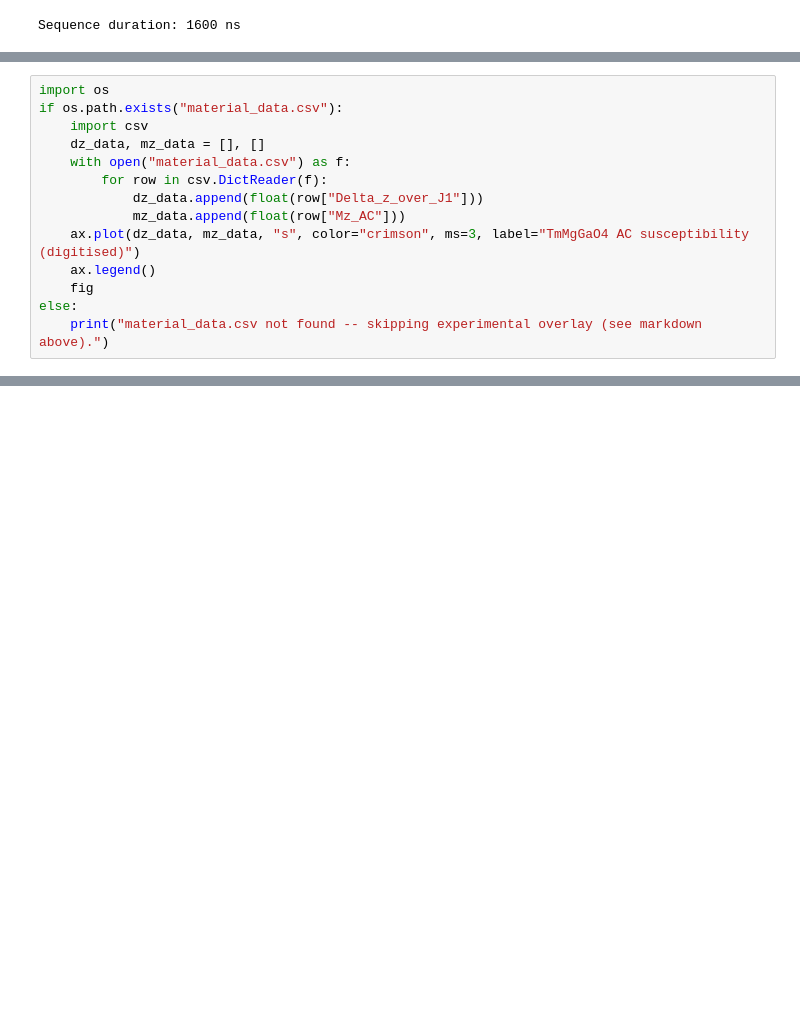
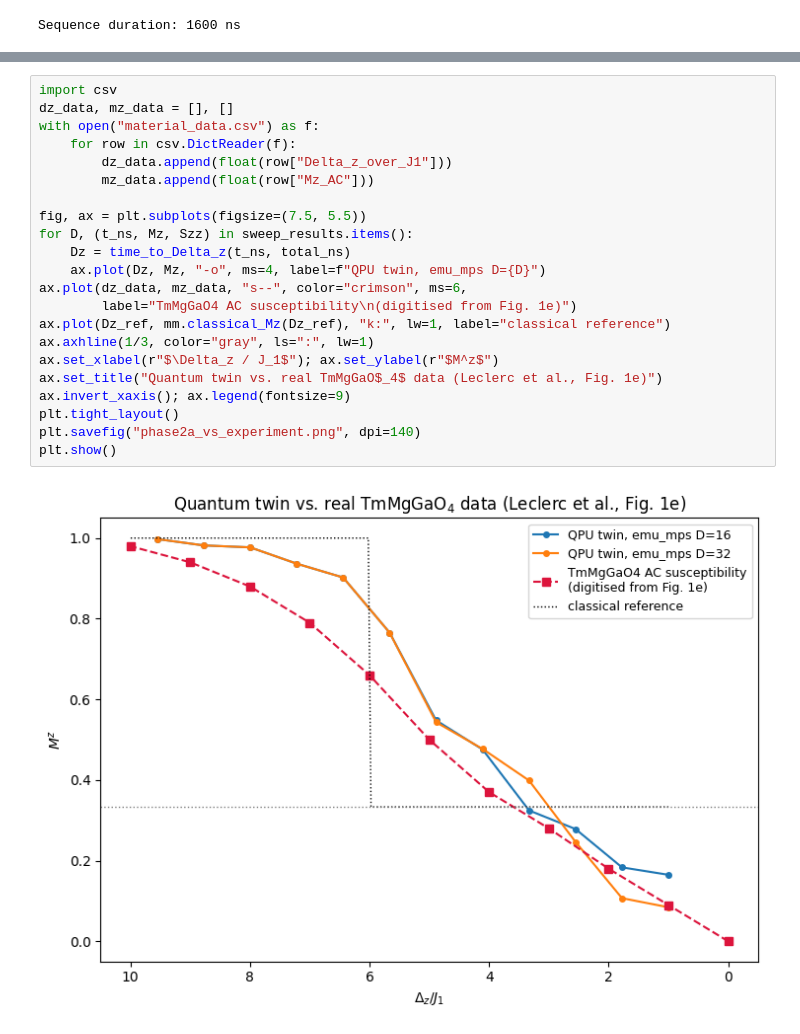
Before and after one commit to oyewodayo/tmmggao4_quantum_twin, a Jupyter notebook: notebooks/02_phase2a_material_twin.ipynb, the cells around one changed output, grey strips where cells are left out. Drawn from its saved outputs; the diff is of its cells as text; blank space fills up the shorter version.

```diff
--- a/notebooks/02_phase2a_material_twin.ipynb
+++ b/notebooks/02_phase2a_material_twin.ipynb
@@ -189,14 +165,0 @@ if the file is present.
-# %%
-import os
-if os.path.exists("material_data.csv"):
-    import csv
-    dz_data, mz_data = [], []
-    with open("material_data.csv") as f:
-        for row in csv.DictReader(f):
-            dz_data.append(float(row["Delta_z_over_J1"]))
-            mz_data.append(float(row["Mz_AC"]))
-    ax.plot(dz_data, mz_data, "s", color="crimson", ms=3, label="TmMgGaO4 AC susceptibility (digitised)")
-    ax.legend()
-    fig
-else:
-    print("material_data.csv not found -- skipping experimental overlay (see markdown above).")
@@ -204,0 +180,24 @@ material_data.csv not found -- skipping experimental overlay (see markdown above
+# %%
+import csv
+dz_data, mz_data = [], []
+with open("material_data.csv") as f:
+    for row in csv.DictReader(f):
+        dz_data.append(float(row["Delta_z_over_J1"]))
+        mz_data.append(float(row["Mz_AC"]))
+
+fig, ax = plt.subplots(figsize=(7.5, 5.5))
+for D, (t_ns, Mz, Szz) in sweep_results.items():
+    Dz = time_to_Delta_z(t_ns, total_ns)
+    ax.plot(Dz, Mz, "-o", ms=4, label=f"QPU twin, emu_mps D={D}")
+ax.plot(dz_data, mz_data, "s--", color="crimson", ms=6,
+        label="TmMgGaO4 AC susceptibility\n(digitised from Fig. 1e)")
+ax.plot(Dz_ref, mm.classical_Mz(Dz_ref), "k:", lw=1, label="classical reference")
+ax.axhline(1/3, color="gray", ls=":", lw=1)
+ax.set_xlabel(r"$\Delta_z / J_1$"); ax.set_ylabel(r"$M^z$")
+ax.set_title("Quantum twin vs. real TmMgGaO$_4$ data (Leclerc et al., Fig. 1e)")
+ax.invert_xaxis(); ax.legend(fontsize=9)
+plt.tight_layout()
+plt.savefig("phase2a_vs_experiment.png", dpi=140)
+plt.show()
+# %% [output]
+[figure, added]
```
Also changed, not shown: parts of 17 cells of this notebook, 10 other files.
